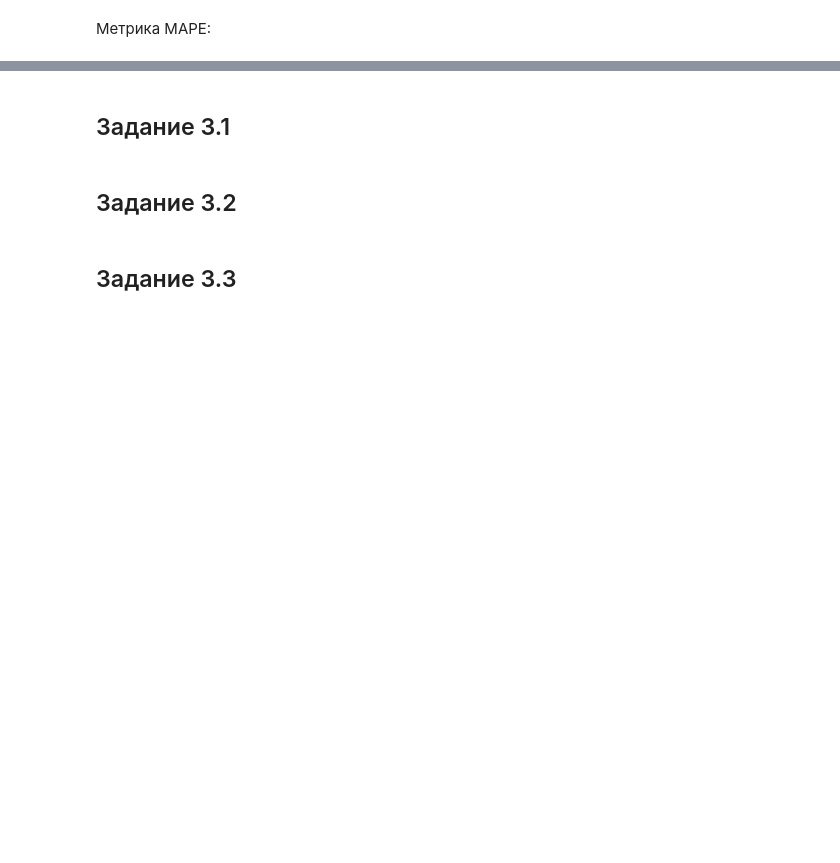
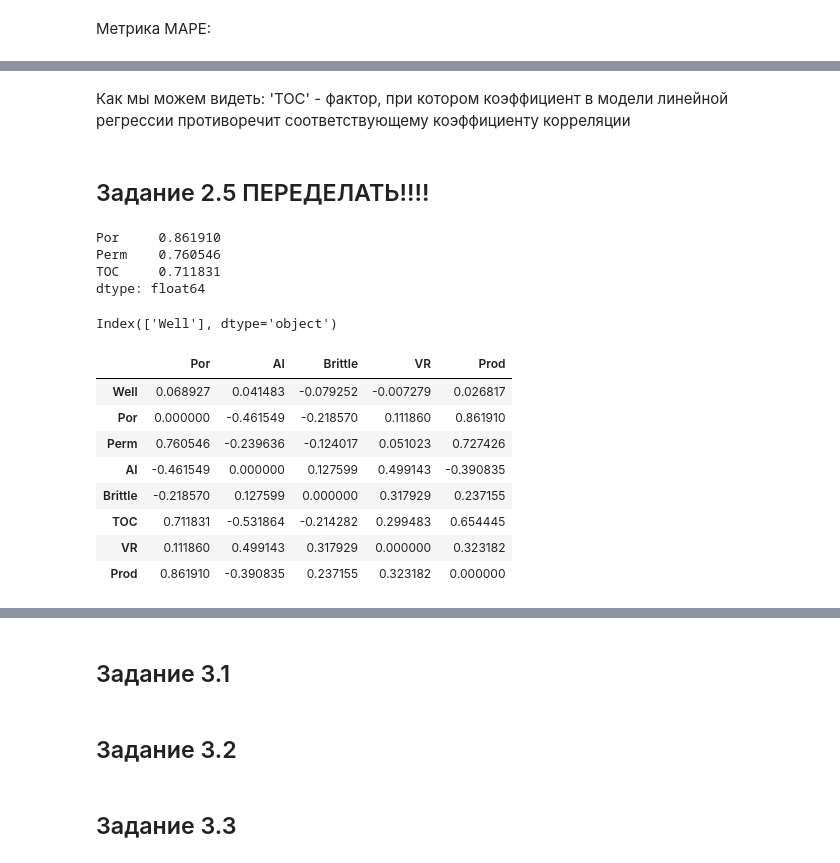
Before and after one commit to Ruugiko/SF_DS, a Jupyter notebook: Skillfactory/Математика/Khvan.ipynb, the cells around one changed output, grey strips where cells are left out. Saved outputs shown, nothing was run; the diff lists cells and outputs as text; code cells hidden in the pictures; blank space fills up the shorter version.

```diff
--- a/Skillfactory/Математика/Khvan.ipynb
+++ b/Skillfactory/Математика/Khvan.ipynb
@@ -43,2 +166,43 @@ data.head()
+# %% [markdown]
+Как мы можем видеть: 'TOC' - фактор, при котором коэффициент в модели линейной регрессии противоречит соответствующему коэффициенту корреляции
+# %% [markdown]
+## Задание 2.5  ПЕРЕДЕЛАТЬ!!!!
+# %%
+
+# Исключаем факторы с сильной корреляцией. Находим корреляцию между факторами.
+M_drop = M.drop('Prod', axis=1)
+for col in M.columns:
+    M[col][col] = 0
+factors_drop = M.abs().max().sort_values(ascending=False)
+# %%
+# Факторы с корреляцией между собой больше 0.7
+display(factors_drop[factors_drop>0.7])
+# %% [output]
+Por     0.861910
+Perm    0.760546
+TOC     0.711831
+dtype: float64
+# %%
+#Факторы с корреляцией с целевым признаком меньше 0.05
+high_corr = M.drop('Prod', axis=0)['Prod'].sort_values(ascending=False).abs()
+highly_correlated_features = high_corr[high_corr < 0.05].index
+
+print(highly_correlated_features)
+# %% [output]
+Index(['Well'], dtype='object')
+# %%
+#Исключите из данных сильно коррелированные между собой факторы.
+M_corr = M.copy().drop(['Perm', 'TOC', 'Well'], axis=1)
+M_corr
+# %% [output]
+|  | Por | AI | Brittle | VR | Prod |
+| Well | 0.068927 | 0.041483 | -0.079252 | -0.007279 | 0.026817 |
+| Por | 0.000000 | -0.461549 | -0.218570 | 0.111860 | 0.861910 |
+| Perm | 0.760546 | -0.239636 | -0.124017 | 0.051023 | 0.727426 |
+| AI | -0.461549 | 0.000000 | 0.127599 | 0.499143 | -0.390835 |
+| Brittle | -0.218570 | 0.127599 | 0.000000 | 0.317929 | 0.237155 |
+| TOC | 0.711831 | -0.531864 | -0.214282 | 0.299483 | 0.654445 |
+| VR | 0.111860 | 0.499143 | 0.317929 | 0.000000 | 0.323182 |
+| Prod | 0.861910 | -0.390835 | 0.237155 | 0.323182 | 0.000000 |
 # %%
 #Постройте линейную регрессию на обновлённых после удаления факторов данных по методу наименьших квадратов.
```
Also changed, not shown: parts of 22 cells of this notebook.
